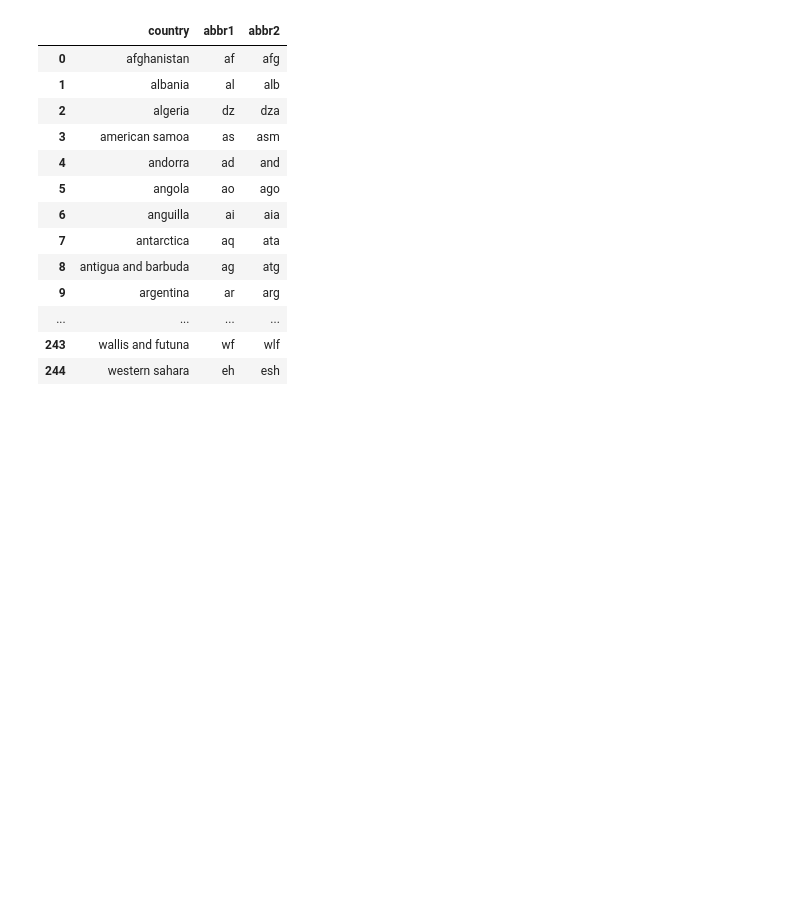
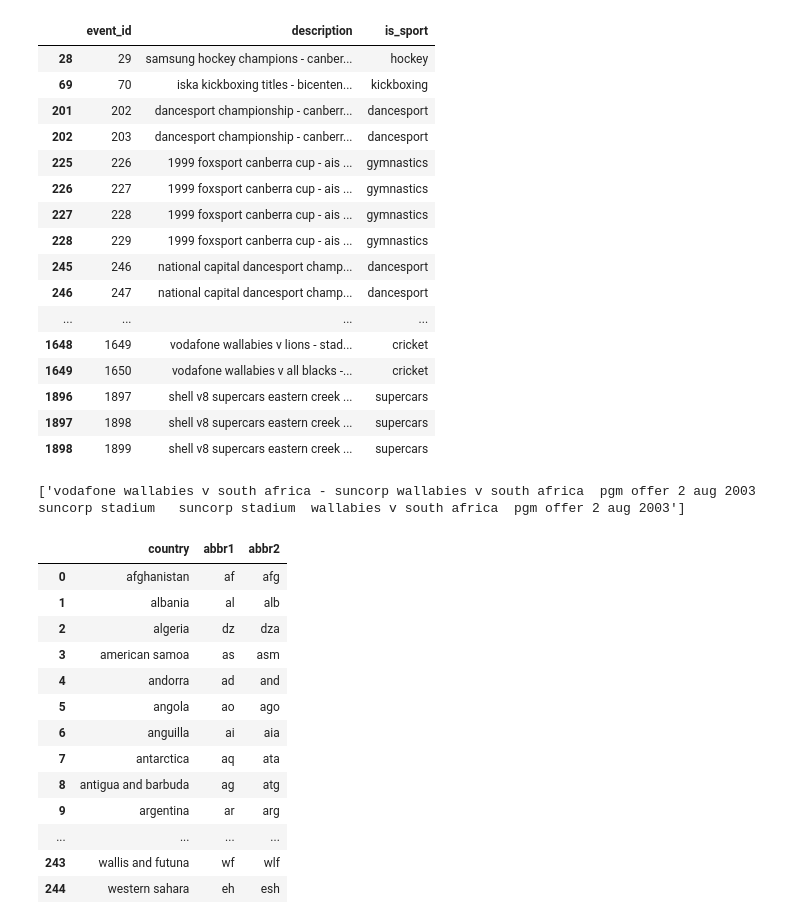
Before and after one commit to eeghor/minor-sports-labeller, a Jupyter notebook: minor-sports-labeller.ipynb, the cells around one changed output. Saved outputs shown, nothing was run; the diff lists cells and outputs as text; code cells hidden in the pictures; blank space fills up the shorter version.

```diff
--- a/minor-sports-labeller.ipynb
+++ b/minor-sports-labeller.ipynb
@@ -18,6 +18,11 @@ class StringNormalizer(object):
         self.COUNTRY_ABBRS = pd.read_csv(DATA_DIR + 'country-abbreviations' + '/country_abbreviations.txt', header=None,
                                         names="country abbr1 abbr2".split())
         self.MISC_ABBRS = {"champs": "championships", "champ": "championship", "intl": "international", "int": "international"}
+        self.COUNTRY_ALT = {"united states": ["usa", "united states of america", "us"],
+              "russia": ["russian federation"],
+              "chinese taipei": ["taiwan"],
+              "macedonia": ["fyrom"],
+              "netherlands": ["holland"]}
 
     def normalize(self, s):
 
@@ -38,12 +43,20 @@ class SportIdentifier(object):
     """
     """
     def __init__(self):
-        self.sids = json.load(open(DATA_DIR + 'sports/' + 'sports-identifiers/' + "sports-identifiers-12092017.json","r"))
+        self.sids = json.load(open(DATA_DIR + 'sports/' + 'sports-identifiers/' + "sports-identifiers-21092017.json","r"))
         # feature weights
         self.w = {"nongeneric_comps": lambda _: 1,
                   "generic_comps": lambda _: _*0.25, # so 1 generic conmp gets 0.25, 2 get 0.5
-                  "sport_name": lambda _: 1, "teams": lambda _:  _*0.5,  # 1 team only 0.5, two get 1
+                  "sport_name": lambda _: 1, "teams": lambda _:  _*0.2,  # 1 team only 0.2, two get 1
                  "spons": lambda _: 0.5, "abbreviations": lambda _: _}
+        self.SHOW_SYNS = set("""appearance display fair pageant parade presentation program spectacle expo exposition
+        fanfare fireworks grandstand occurrence pageantry panoply representation shine showboat
+        showing sight splash view anniversary commemoration competition fair feast gala
+        holiday carnival entertainment festivities fete fiesta jubilee merrymaking trear
+        bazar celebration display exhibit festival gala market pageant
+        show centennial occasion spectacle act concert portrayal production burlesque
+        ceremony gig matinee recital rehearsal revue rigmarole rite special
+        spectacle stunt stage circus""".split())
         self.norm = StringNormalizer()
 
     def _find_competitions(self, s):
@@ -103,6 +116,9 @@ class SportIdentifier(object):
 
         self.d = defaultdict(lambda: defaultdict(int))
 
+        if set(s.split()) & self.SHOW_SYNS:
+            return self
+
         for k, v in chain.from_iterable([self._find_competitions(s).items(),
                                             self._find_sport_name(s).items(),
                                                 self._find_abbreviation(s).items(),
@@ -131,0 +152,10 @@ tkt_events = pd.read_csv(DATA_DIR + 'events/' + 'all-events-18092017.csv.gz', en
+# %%
+si = SportIdentifier()
+import time
+t0 = time.time()
+tkt_events["is_sport"] = tkt_events.loc[tkt_events.event_id.isin(range(2000)), "description"].apply(lambda x: si.find_identifiers(x).score_sports())
+print("elapsed time: {:.0f} m {:.0f} s".format(*divmod(time.time() - t0, 60)))
+tkt_events[tkt_events.is_sport.notnull()]
+
+# print("sport: {}".format(si.find_identifiers("big bash").score_sports()))
+# %% [output]
@@ -132,3 +163,24 @@ tkt_events = pd.read_csv(DATA_DIR + 'events/' + 'all-events-18092017.csv.gz', en
+|  | event_id | description | is_sport |
+| 28 | 29 | samsung hockey champions - canber... | hockey |
+| 69 | 70 | iska kickboxing titles - bicenten... | kickboxing |
+| 201 | 202 | dancesport championship - canberr... | dancesport |
+| 202 | 203 | dancesport championship - canberr... | dancesport |
+| 225 | 226 | 1999 foxsport canberra cup - ais ... | gymnastics |
+| 226 | 227 | 1999 foxsport canberra cup - ais ... | gymnastics |
+| 227 | 228 | 1999 foxsport canberra cup - ais ... | gymnastics |
+| 228 | 229 | 1999 foxsport canberra cup - ais ... | gymnastics |
+| 245 | 246 | national capital dancesport champ... | dancesport |
+| 246 | 247 | national capital dancesport champ... | dancesport |
+| ... | ... | ... | ... |
+| 1648 | 1649 | vodafone wallabies v lions - stad... | cricket |
+| 1649 | 1650 | vodafone wallabies v all blacks -... | cricket |
+| 1896 | 1897 | shell v8 supercars eastern creek ... | supercars |
+| 1897 | 1898 | shell v8 supercars eastern creek ... | supercars |
+| 1898 | 1899 | shell v8 supercars eastern creek ... | supercars |
+# %%
+tkt_events.loc[tkt_events.event_id == 1594, "description"].tolist()
+# %% [output]
+['vodafone wallabies v south africa - suncorp wallabies v south africa  pgm offer 2 aug 2003   suncorp stadium   suncorp stadium  wallabies v south africa  pgm offer 2 aug 2003']
 # %%
 StringNormalizer().COUNTRY_ABBRS
 # %% [output]
```
Also changed, not shown: parts of 4 cells of this notebook.
